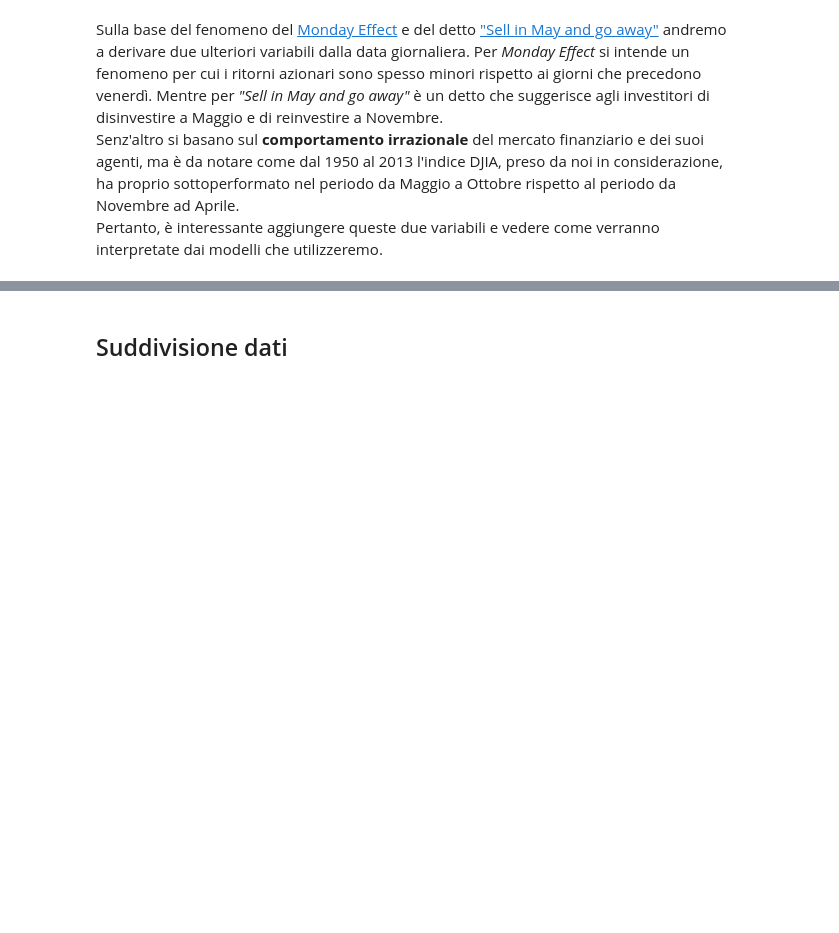
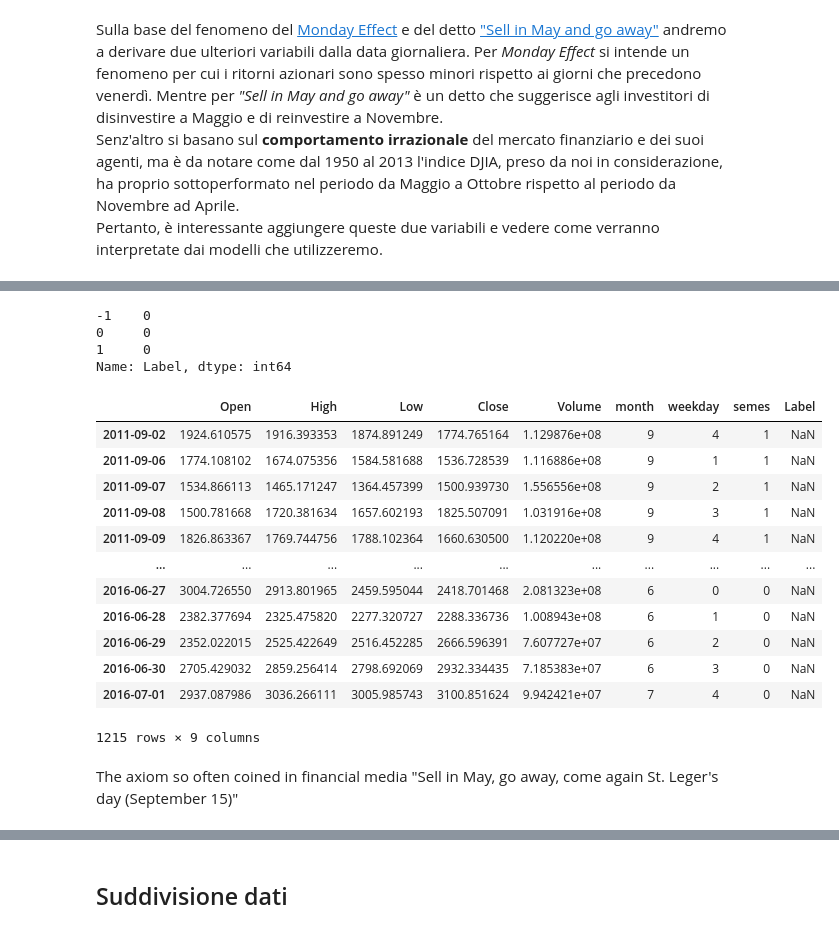
Before and after one commit to alessioarcara/forecasting-DJIA-prices, a Jupyter notebook: Progetto A.A 2020-2021.ipynb, the cells around one changed output, grey strips where cells are left out. Saved outputs shown, nothing was run; the diff lists cells and outputs as text; code cells hidden in the pictures; blank space fills up the shorter version.

```diff
--- a/Progetto A.A 2020-2021.ipynb
+++ b/Progetto A.A 2020-2021.ipynb
@@ -588,0 +562,23 @@ df_stocks.describe()
+# %%
+df_stocks.Label.value_counts()
+# %% [output]
+-1    0
+0     0
+1     0
+Name: Label, dtype: int64
+# %%
+df_stocks
+# %% [output]
+|  | Open | High | Low | Close | Volume | month | weekday | semes | Label |
+| 2011-09-02 | 1924.610575 | 1916.393353 | 1874.891249 | 1774.765164 | 1.129876e+08 | 9 | 4 | 1 | NaN |
+| 2011-09-06 | 1774.108102 | 1674.075356 | 1584.581688 | 1536.728539 | 1.116886e+08 | 9 | 1 | 1 | NaN |
+| 2011-09-07 | 1534.866113 | 1465.171247 | 1364.457399 | 1500.939730 | 1.556556e+08 | 9 | 2 | 1 | NaN |
+| 2011-09-08 | 1500.781668 | 1720.381634 | 1657.602193 | 1825.507091 | 1.031916e+08 | 9 | 3 | 1 | NaN |
+| 2011-09-09 | 1826.863367 | 1769.744756 | 1788.102364 | 1660.630500 | 1.120220e+08 | 9 | 4 | 1 | NaN |
+| ... | ... | ... | ... | ... | ... | ... | ... | ... | ... |
+| 2016-06-27 | 3004.726550 | 2913.801965 | 2459.595044 | 2418.701468 | 2.081323e+08 | 6 | 0 | 0 | NaN |
+| 2016-06-28 | 2382.377694 | 2325.475820 | 2277.320727 | 2288.336736 | 1.008943e+08 | 6 | 1 | 0 | NaN |
+| 2016-06-29 | 2352.022015 | 2525.422649 | 2516.452285 | 2666.596391 | 7.607727e+07 | 6 | 2 | 0 | NaN |
+| 2016-06-30 | 2705.429032 | 2859.256414 | 2798.692069 | 2932.334435 | 7.185383e+07 | 6 | 3 | 0 | NaN |
+| 2016-07-01 | 2937.087986 | 3036.266111 | 3005.985743 | 3100.851624 | 9.942421e+07 | 7 | 4 | 0 | NaN |
+1215 rows × 9 columns
@@ -588,0 +591,2 @@ df_stocks.describe()
+# %% [markdown]
+The axiom so often coined in financial media "Sell in May, go away, come again St. Leger's day (September 15)"
```
Also changed, not shown: parts of 40 cells of this notebook.
